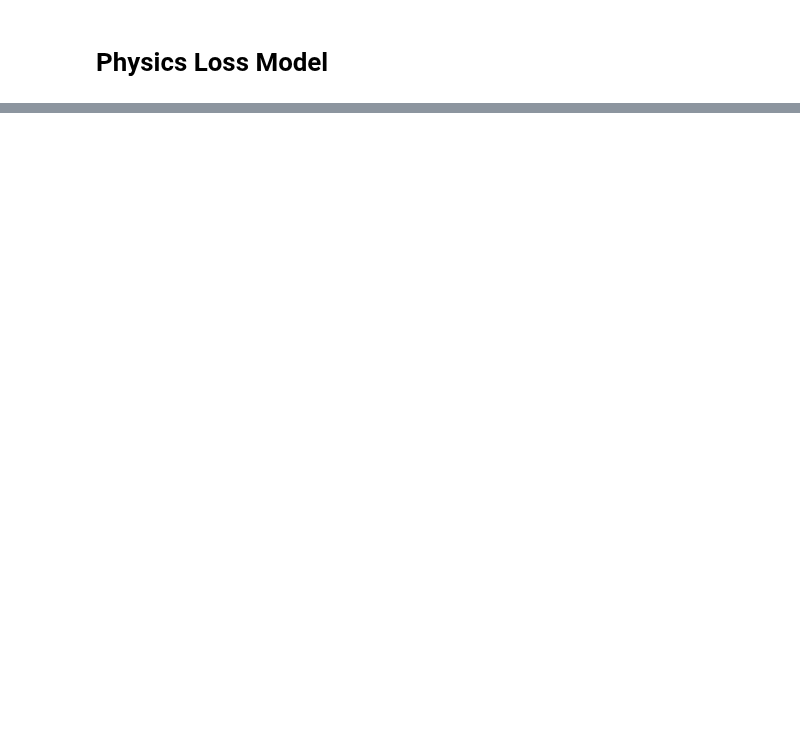
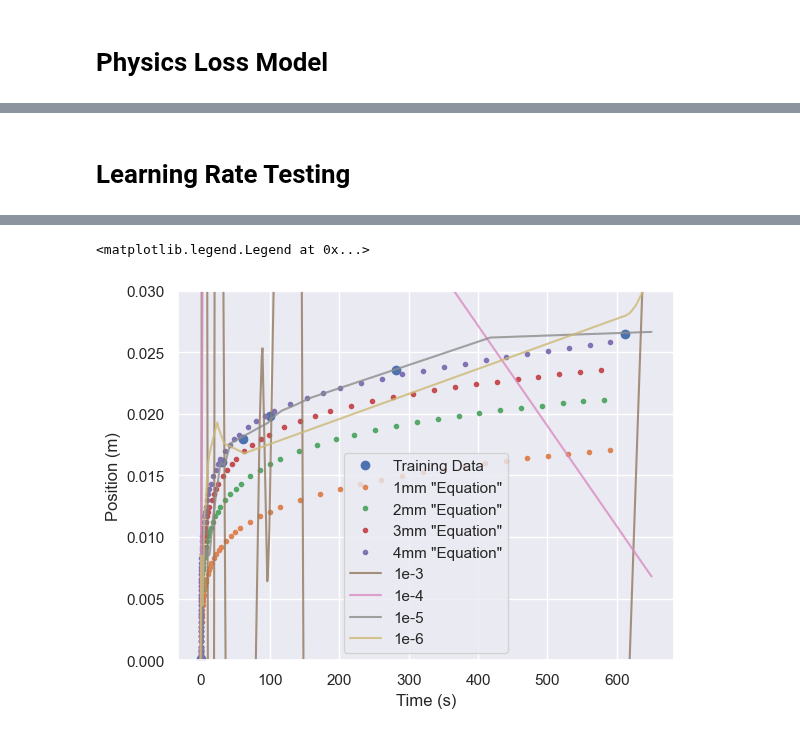
Before and after one commit to rahavdayan/pinns-model, a Jupyter notebook: src/ferrofluid/ferrofluid.ipynb, the cells around one changed output, grey strips where cells are left out. Cells and saved outputs as stored; diff of their text form; code cells hidden in the pictures; blank space fills up the shorter version.

```diff
--- a/src/ferrofluid/ferrofluid.ipynb
+++ b/src/ferrofluid/ferrofluid.ipynb
@@ -74,0 +219,21 @@ Epoch 9000/10000, loss: 1.00
+# %% [markdown]
+# Learning Rate Testing
+# %%
+plt.plot(train_t, train_x, 'o')
+plt.plot(acc_t1, acc_x1, '.')
+plt.plot(acc_t2, acc_x2, '.')
+plt.plot(acc_t3, acc_x3, '.')
+plt.plot(acc_t4, acc_x4, '.')
+for rate in [1e-3, 1e-4, 1e-5, 1e-6]:
+    net = Net(1,1, loss2=physics_loss, epochs=20000, loss2_weight=1, lr=rate).to(DEVICE)
+    losses = net.fit(train_t, train_x)
+
+    ts = np.linspace(0, 650, 650)
+    preds = net.predict(ts)
+
+    plt.plot(ts, preds, alpha=0.8)
+    plt.ylabel('Position (m)')
+    plt.ylim(0, 0.03)
+    plt.xlabel('Time (s)')
+plt.legend(['Training Data', '1mm \"Equation\"', '2mm \"Equation\"', '3mm \"Equation\"', '4mm \"Equation\"', '1e-3', '1e-4', '1e-5', '1e-6'])
+# %% [output]
@@ -75 +257,3 @@ Epoch 9000/10000, loss: 1.00
+<matplotlib.legend.Legend at 0x...>
+[figure, added]
 # %%
```
Also changed, not shown: parts of 5 cells of this notebook, 1 other file.
